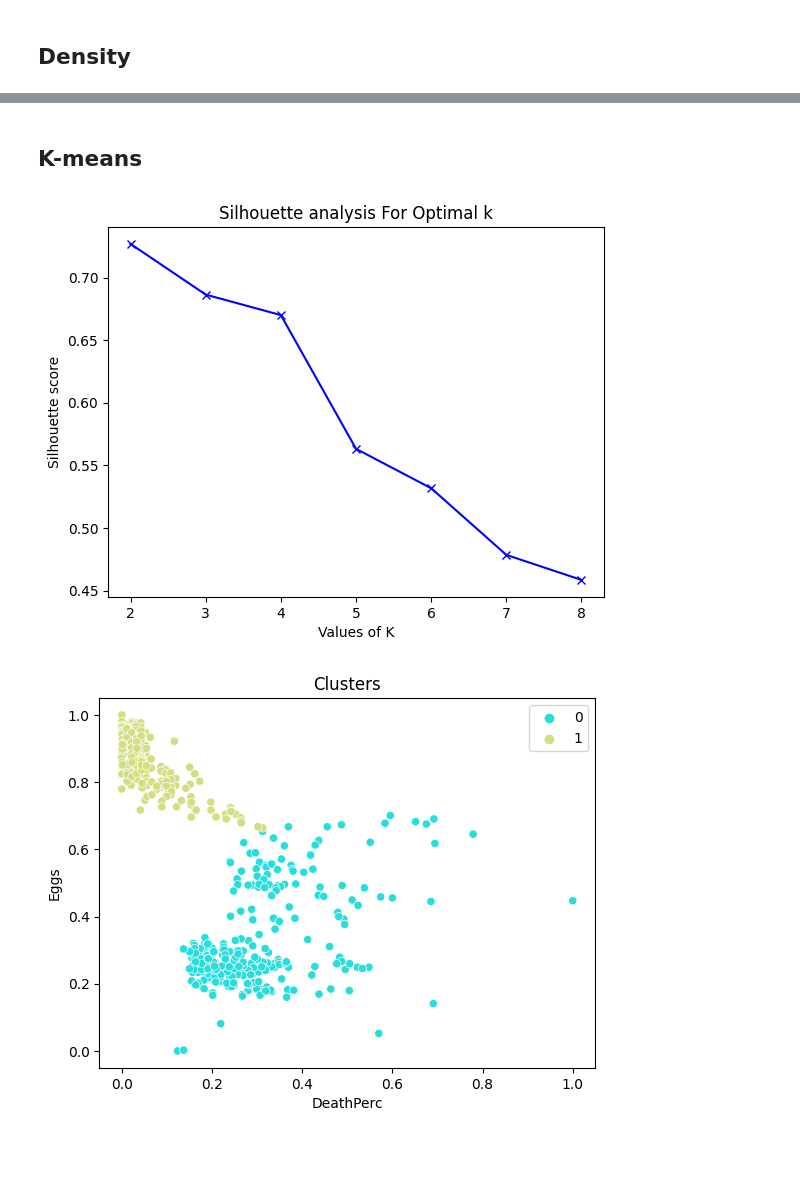
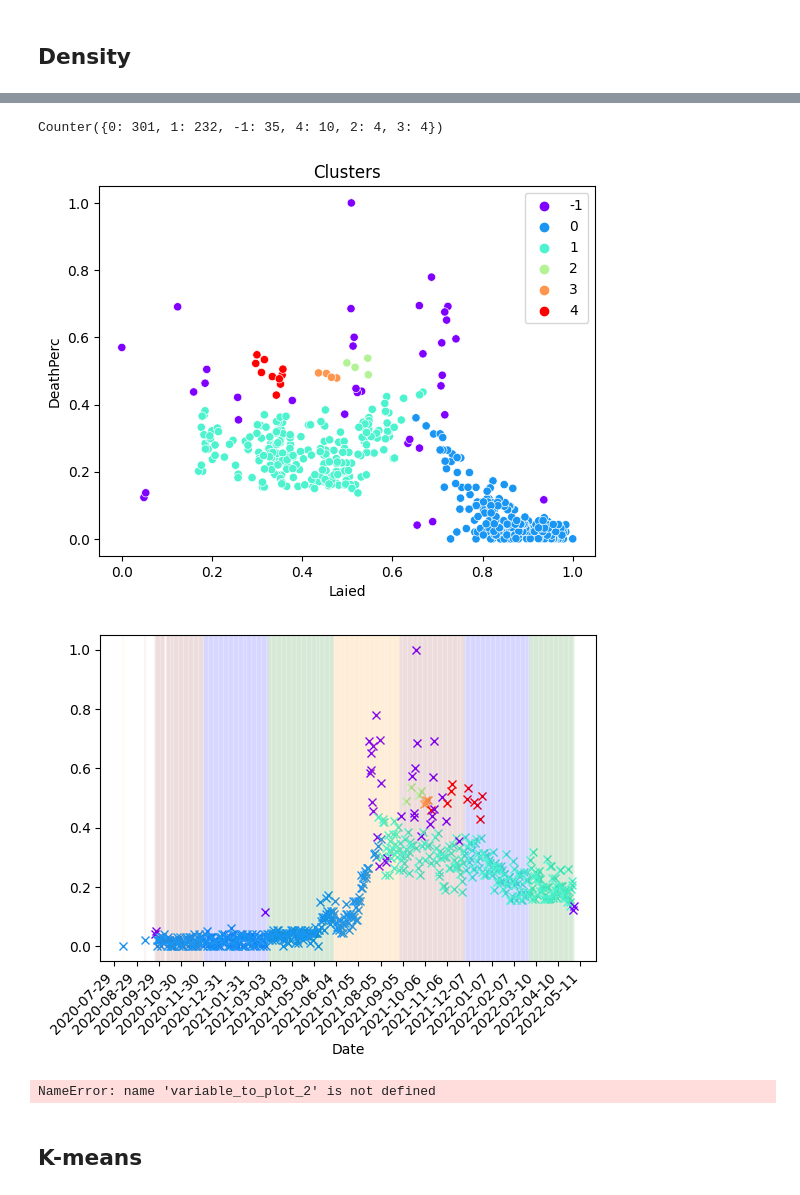
Before and after one commit to CanaliDavide/DASA--Project, a Jupyter notebook: DataAnalisysB_Cluster.ipynb, the cells around one changed output, grey strips where cells are left out. Saved outputs shown, nothing was run; the diff lists cells and outputs as text; code cells hidden in the pictures; blank space fills up the shorter version.

```diff
--- a/DataAnalisysB_Cluster.ipynb
+++ b/DataAnalisysB_Cluster.ipynb
@@ -28,5 +33,5 @@ KeyError: 'AvgHum'
 # %% [markdown]
 ## Density
 # %%
-density_labels = ut.DensityClustering(cycleB, ["DeathPerc", "Eggs"])
+density_labels = ut.DensityClustering(cycle, variables_to_cluster)
 # %% [output]
@@ -35,8 +40,15 @@ ValueError: could not convert string to float: ''
+# %%
+ut.TemporalCluster(cycle, density_labels, variables_to_cluster, variable_to_plot_1)
+# %% [output]
+Counter({0: 301, 1: 232, -1: 35, 4: 10, 2: 4, 3: 4})
+[figure, added]
+[figure, added]
+# %%
+ut.TemporalCluster(cycle, density_labels, variables_to_cluster, variable_to_plot_2)
+# %% [output]
+NameError: name 'variable_to_plot_2' is not defined
 # %% [markdown]
 ## K-means
 # %%
-kMeans_labels = ut.KMeanClustering(cycleB, ["DeathPerc", "Eggs"])
+kMeans_labels = ut.KMeanClustering(cycle, ["DeathPerc", "Eggs"])
-# %% [output]
-[figure, removed]
-[figure, removed]
 # %%
```
Also changed, not shown: parts of 10 cells of this notebook.
